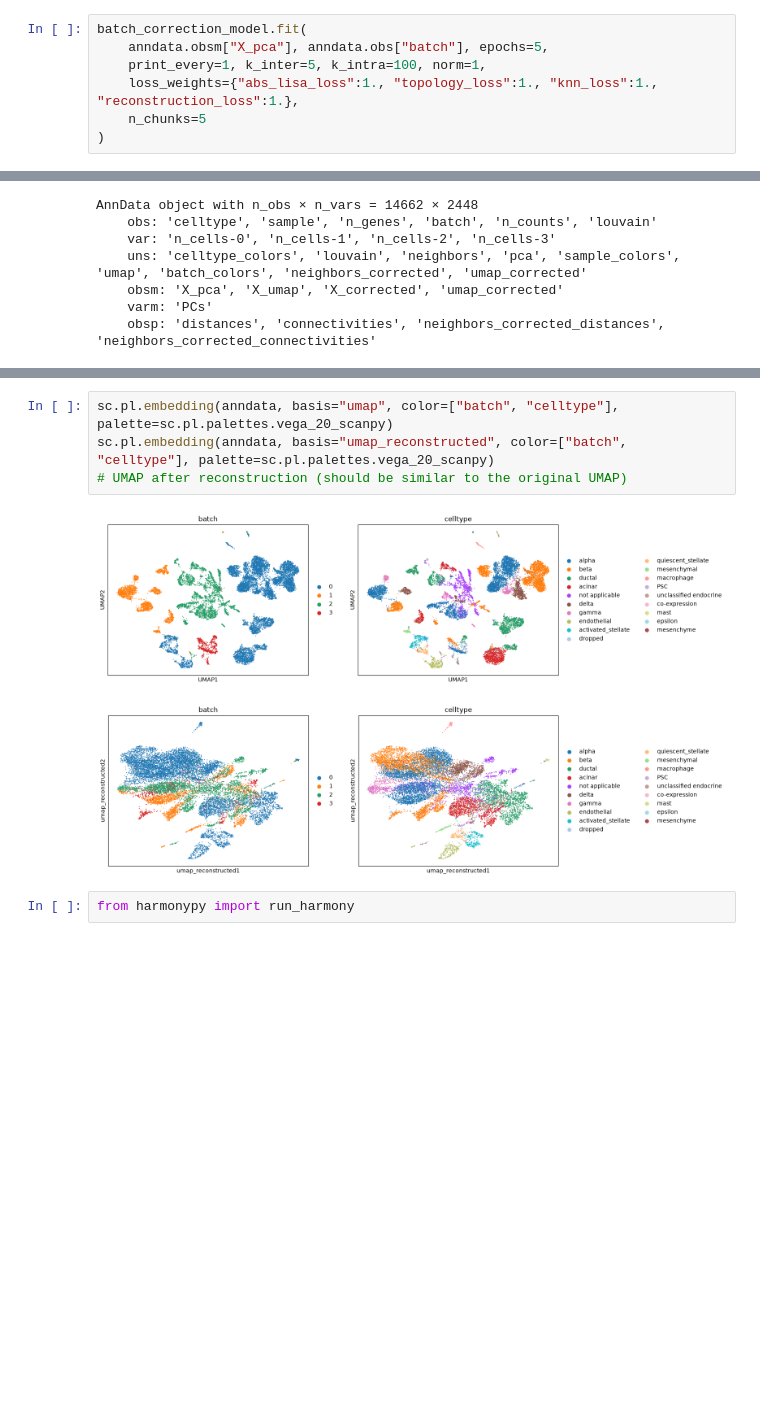
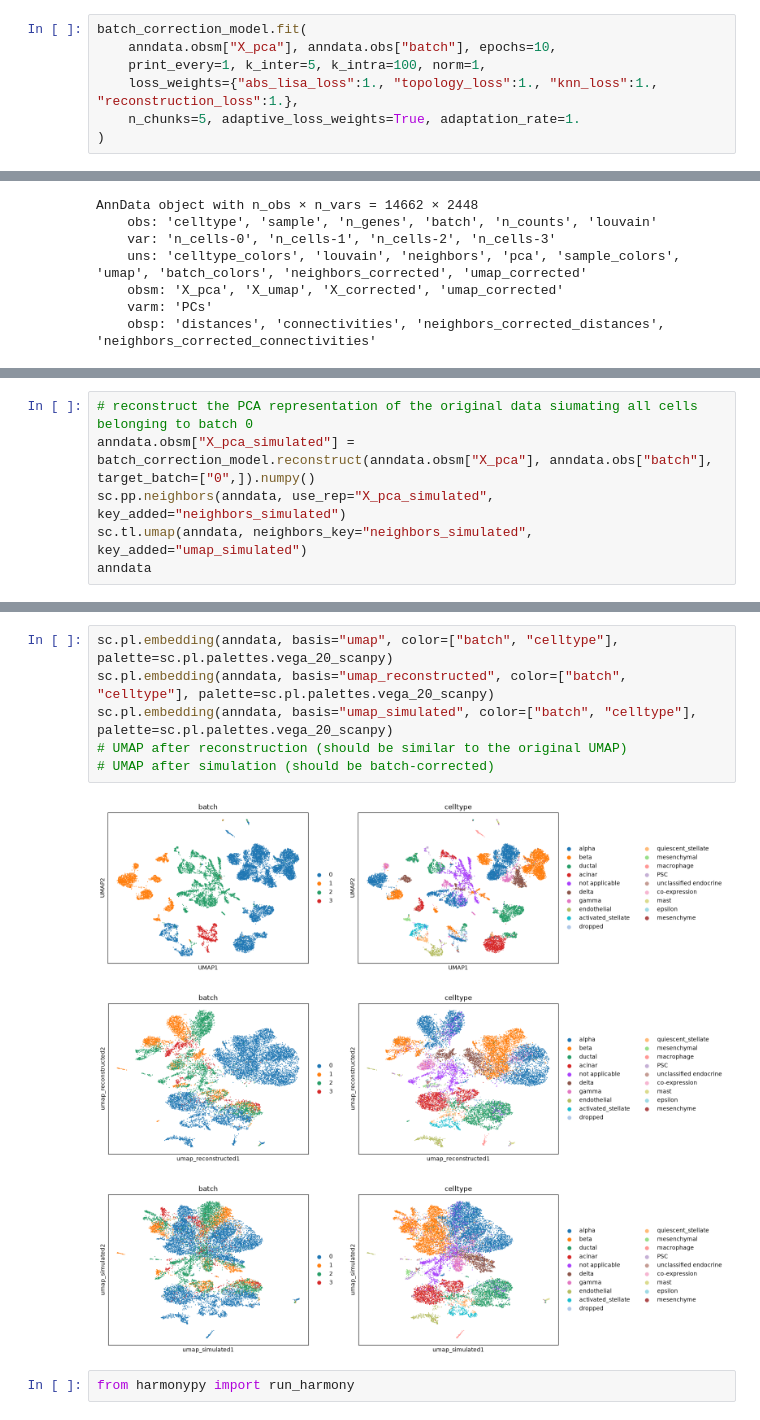
Before and after one commit to saldanB/bibola, a Jupyter notebook: pancreas_benchmark.ipynb, the cells around one changed output, grey strips where cells are left out. Cells and saved outputs as stored; diff of their text form; blank space fills up the shorter version.

```diff
--- a/pancreas_benchmark.ipynb
+++ b/pancreas_benchmark.ipynb
@@ -104,9 +104,9 @@ batch_correction_model
 ChunkIntegration(in_channels=50, hidden_channels=[128], out_channels=50, optimizer=Adam, not fitted)
 # %%
 batch_correction_model.fit(
-    anndata.obsm["X_pca"], anndata.obs["batch"], epochs=5,
+    anndata.obsm["X_pca"], anndata.obs["batch"], epochs=10,
     print_every=1, k_inter=5, k_intra=100, norm=1,
     loss_weights={"abs_lisa_loss":1., "topology_loss":1., "knn_loss":1., "reconstruction_loss":1.},
-    n_chunks=5
+    n_chunks=5, adaptive_loss_weights=True, adaptation_rate=1.
 )
 # %% [output]
@@ -174,3 +185,9 @@ AnnData object with n_obs × n_vars = 14662 × 2448
     obsm: 'X_pca', 'X_umap', 'X_corrected', 'umap_corrected', 'X_pca_reconstructed', 'umap_reconstructed'
     varm: 'PCs'
     obsp: 'distances', 'connectivities', 'neighbors_corrected_distances', 'neighbors_corrected_connectivities', 'neighbors_reconstructed_distances', 'neighbors_reconstructed_connectivities'
+# %%
+# reconstruct the PCA representation of the original data siumating all cells belonging to batch 0
+anndata.obsm["X_pca_simulated"] = batch_correction_model.reconstruct(anndata.obsm["X_pca"], anndata.obs["batch"], target_batch=["0",]).numpy()
+sc.pp.neighbors(anndata, use_rep="X_pca_simulated", key_added="neighbors_simulated")
+sc.tl.umap(anndata, neighbors_key="neighbors_simulated", key_added="umap_simulated")
+anndata
@@ -177,10 +218,13 @@ AnnData object with n_obs × n_vars = 14662 × 2448
 # %%
 sc.pl.embedding(anndata, basis="umap", color=["batch", "celltype"], palette=sc.pl.palettes.vega_20_scanpy)
 sc.pl.embedding(anndata, basis="umap_reconstructed", color=["batch", "celltype"], palette=sc.pl.palettes.vega_20_scanpy)
+sc.pl.embedding(anndata, basis="umap_simulated", color=["batch", "celltype"], palette=sc.pl.palettes.vega_20_scanpy)
 # UMAP after reconstruction (should be similar to the original UMAP)
+# UMAP after simulation (should be batch-corrected)
 # %% [output]
 [figure]
-[figure, old version]
+[figure, new version]
+[figure, added]
 # %%
 from harmonypy import run_harmony
 # %%
```
Also changed, not shown: parts of 12 cells of this notebook.
